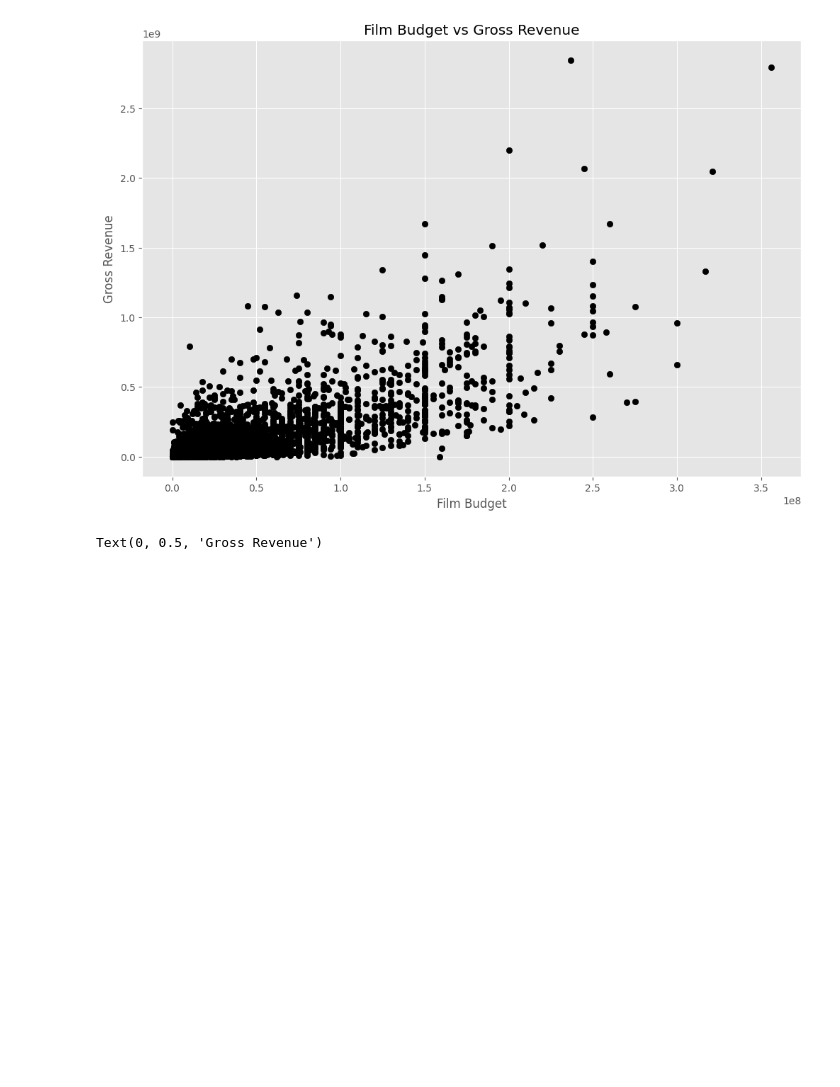
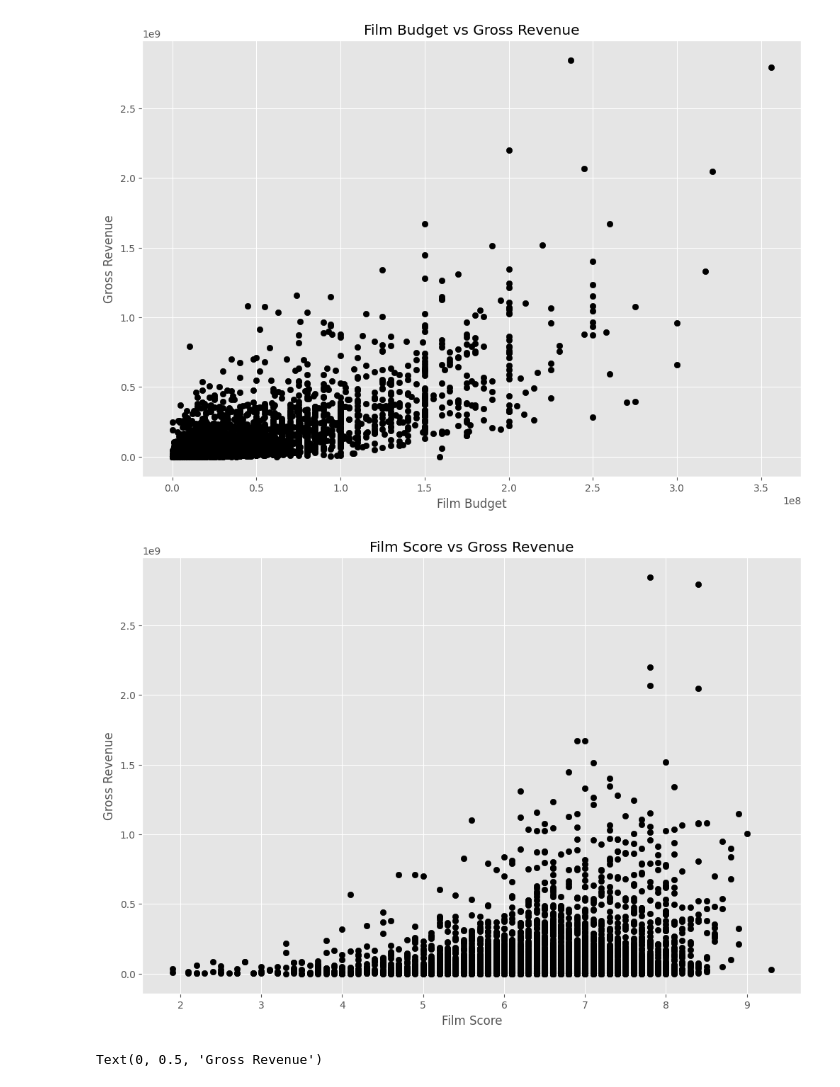
Before and after one commit to tejanallagorla/movie-industry-analysis, a Jupyter notebook: movie data analysis.ipynb, the cells around one changed output. Saved outputs shown, nothing was run; the diff lists cells and outputs as text; code cells hidden in the pictures; blank space fills up the shorter version.

```diff
--- a/movie data analysis.ipynb
+++ b/movie data analysis.ipynb
@@ -119,6 +122,15 @@ plt.ylabel('Gross Revenue')
 plt.show()
 # %% [output]
 [figure]
+# %%
+# Build a scatter plot displaying score vs gross using matplotlib
+plt.scatter(x=df['score'], y=df['gross'], c='black')
+plt.title('Film Score vs Gross Revenue')
+plt.xlabel('Film Score')
+plt.ylabel('Gross Revenue')
+plt.show()
+# %% [output]
+[figure, added]
 # %%
 # Build a scatter plot (with regression line) displaying budget vs gross using seaborn
 sns.regplot(x='budget', y='gross', data=df, scatter_kws={'color':'black'}, line_kws={'color':'purple'})
```
Also changed, not shown: parts of 17 cells of this notebook.
